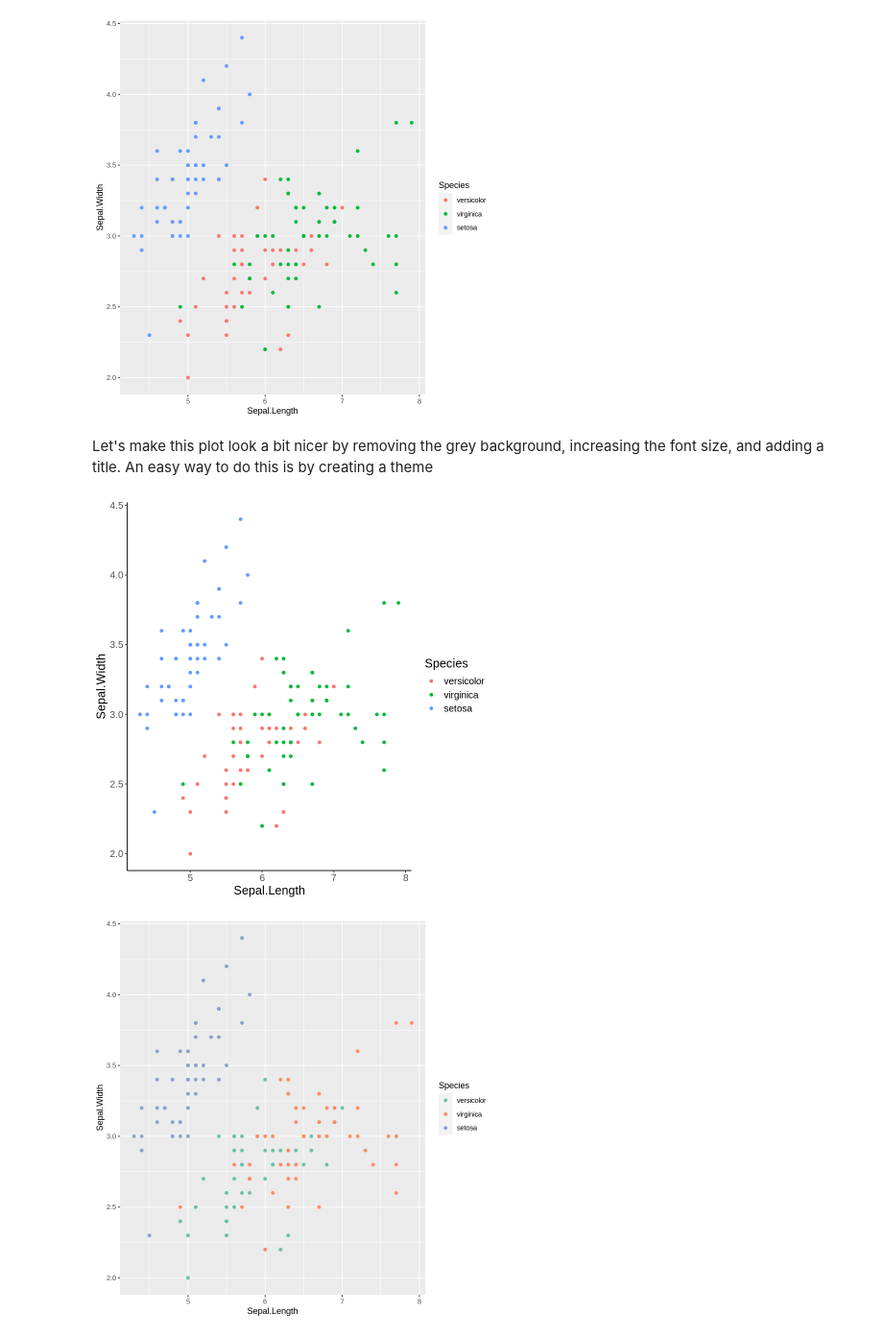
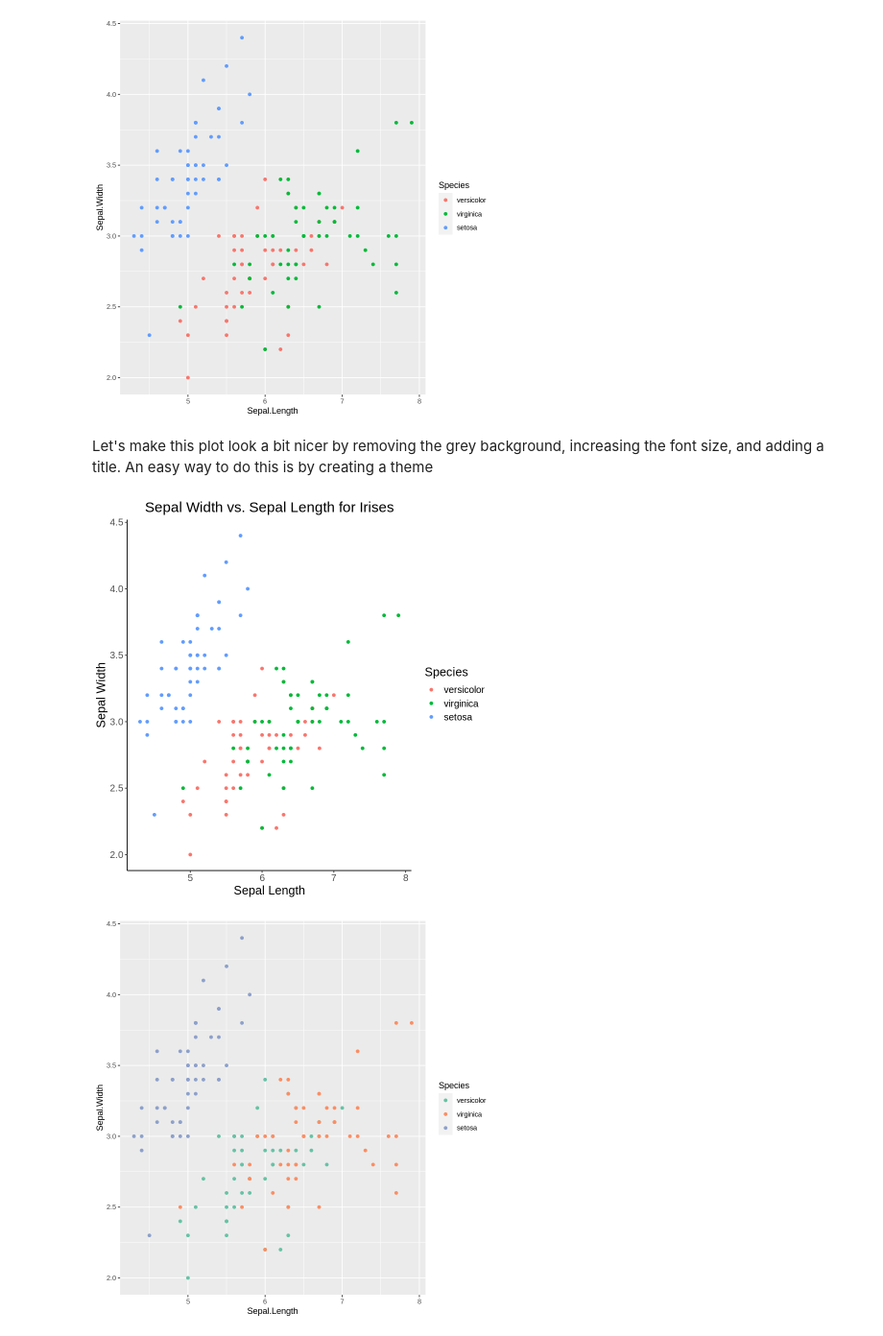
Before and after one commit to bioinfo-ucsd/BISB-Bootcamp-2024, a Jupyter notebook: modules/06-dataviz/R_viz.ipynb, the cells around one changed output. Shown at 96% size. Saved outputs shown, nothing was run; the diff lists cells and outputs as text; code cells hidden in the pictures.

```diff
--- a/modules/06-dataviz/R_viz.ipynb
+++ b/modules/06-dataviz/R_viz.ipynb
@@ -37,19 +37,19 @@ geom_point()
 g
 # %% [output]
 [figure]
-# %% [markdown]
-Let's make this plot look a bit nicer by removing the grey background, increasing the font size, and adding a title. An easy way to do this is by creating a theme
+# %% [markdown]
+Let's make this plot look a bit nicer by removing the grey background, increasing the font size, and adding a title. An easy way to do this is by creating a theme
 # %%
 theme_clean <- theme_classic() + # remove grey background
         theme(plot.title = element_text(hjust = 0.5),
         text = element_text(size = 15),
         legend.key.size = unit(.6, "cm"),
         legend.position="right")
 
-g.clean <- g + theme_clean
+g.clean <- g + labs(x = "Sepal Length", y = "Sepal Width", title = "Sepal Width vs. Sepal Length for Irises") + theme_clean
 g.clean
 # %% [output]
-[figure, old version]
+[figure, new version]
 # %%
 g.main<-ggplot(data = df, mapping = aes(x = Sepal.Length,
                                    y = Sepal.Width, color = Species)) + # set up the variables to plot
```
Also changed, not shown: 1 other file.
